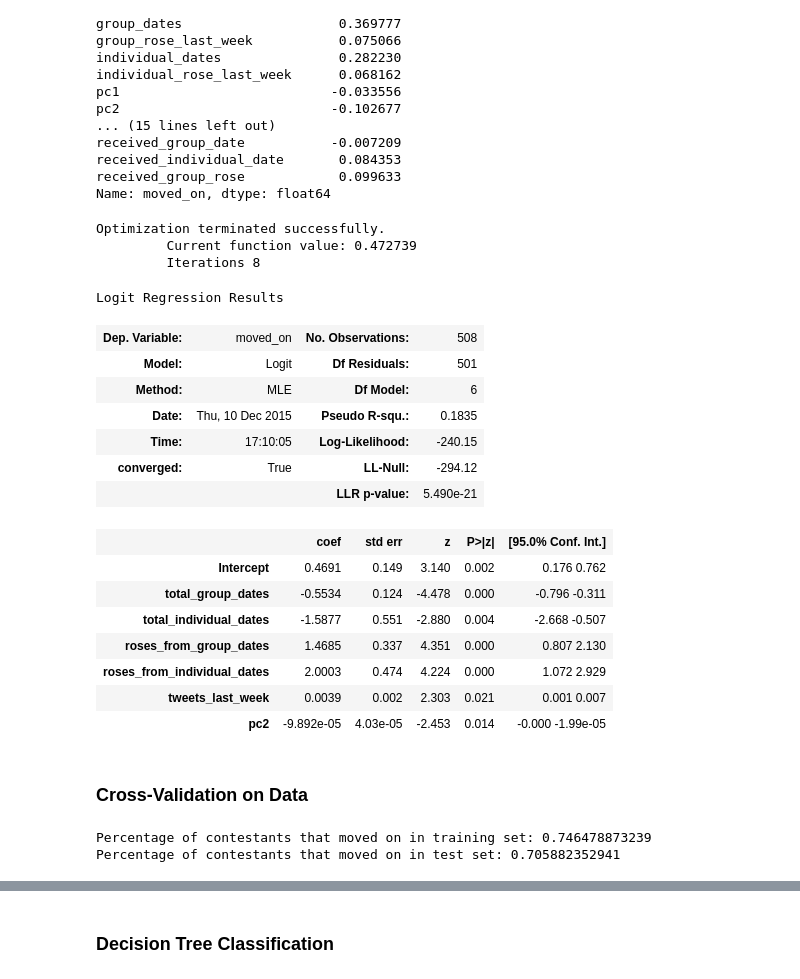
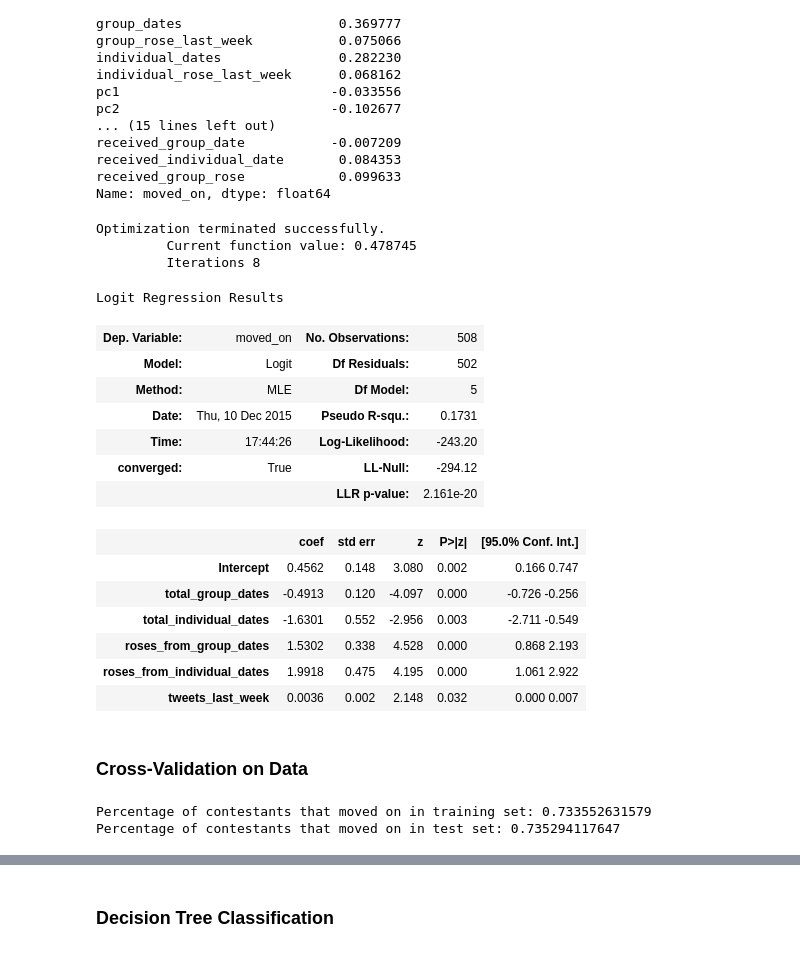
Before and after one commit to dcusworth/WAR_of_the_Roses, a Jupyter notebook: Stats2.ipynb, the cells around one changed output, grey strips where cells are left out. Drawn from its saved outputs; the diff is of its cells as text; code cells hidden in the pictures.

```diff
--- a/Stats2.ipynb
+++ b/Stats2.ipynb
@@ -533,52 +531,51 @@ pred_col = [
             'total_group_dates',
             'total_individual_dates',
             'roses_from_group_dates',
             'roses_from_individual_dates',
             'tweets_last_week',
             #'group_rose_last_week',
             #'individual_rose_last_week',
             #'group_date_last_week',
             #'total_tweet_sentiment',
             #'tweet_sentiment_last_week',
             #'week',
             #'pc1',
-            'pc2'
+            #'pc2'
            ]
 
 regression_formula = 'moved_on ~'
 for i, dep in enumerate(pred_col):
     if i > 0:
         regression_formula += '+'
 
     regression_formula += ' '+dep+' '
 
 logit_model = logit(regression_formula, weekly_dftouse).fit()
 logit_model.summary()
 # %% [output]
 Optimization terminated successfully.
-         Current function value: 0.472739
+         Current function value: 0.478745
          Iterations 8
 Logit Regression Results
 | Dep. Variable: | moved_on | No. Observations: | 508 |
-| Model: | Logit | Df Residuals: | 501 |
-| Method: | MLE | Df Model: | 6 |
-| Date: | Thu, 10 Dec 2015 | Pseudo R-squ.: | 0.1835 |
-| Time: | 17:10:05 | Log-Likelihood: | -240.15 |
+| Model: | Logit | Df Residuals: | 502 |
+| Method: | MLE | Df Model: | 5 |
+| Date: | Thu, 10 Dec 2015 | Pseudo R-squ.: | 0.1731 |
+| Time: | 17:44:26 | Log-Likelihood: | -243.20 |
 | converged: | True | LL-Null: | -294.12 |
-|  |  | LLR p-value: | 5.490e-21 |
+|  |  | LLR p-value: | 2.161e-20 |
 |  | coef | std err | z | P>|z| | [95.0% Conf. Int.] |
-| Intercept | 0.4691 | 0.149 | 3.140 | 0.002 | 0.176 0.762 |
-| total_group_dates | -0.5534 | 0.124 | -4.478 | 0.000 | -0.796 -0.311 |
-| total_individual_dates | -1.5877 | 0.551 | -2.880 | 0.004 | -2.668 -0.507 |
-| roses_from_group_dates | 1.4685 | 0.337 | 4.351 | 0.000 | 0.807 2.130 |
-| roses_from_individual_dates | 2.0003 | 0.474 | 4.224 | 0.000 | 1.072 2.929 |
-| tweets_last_week | 0.0039 | 0.002 | 2.303 | 0.021 | 0.001 0.007 |
-| pc2 | -9.892e-05 | 4.03e-05 | -2.453 | 0.014 | -0.000 -1.99e-05 |
+| Intercept | 0.4562 | 0.148 | 3.080 | 0.002 | 0.166 0.747 |
+| total_group_dates | -0.4913 | 0.120 | -4.097 | 0.000 | -0.726 -0.256 |
+| total_individual_dates | -1.6301 | 0.552 | -2.956 | 0.003 | -2.711 -0.549 |
+| roses_from_group_dates | 1.5302 | 0.338 | 4.528 | 0.000 | 0.868 2.193 |
+| roses_from_individual_dates | 1.9918 | 0.475 | 4.195 | 0.000 | 1.061 2.922 |
+| tweets_last_week | 0.0036 | 0.002 | 2.148 | 0.032 | 0.000 0.007 |
 # %% [markdown]
 ### Cross-Validation on Data
 # %%
 #Make training/test masks
-itrain, itest = train_test_split(xrange(weekly_dftouse.shape[0]), train_size=0.7)
+itrain, itest = train_test_split(xrange(weekly_dftouse.shape[0]), train_size=0.6)
 mask=np.ones(weekly_dftouse.shape[0], dtype='int')
 mask[itrain]=1
 mask[itest]=0
@@ -588,7 +585,7 @@ mask = (mask==1)
 print "Percentage of contestants that moved on in training set:", np.mean(weekly_dftouse.moved_on[mask])
 print "Percentage of contestants that moved on in test set:", np.mean(weekly_dftouse.moved_on[~mask])
 # %% [output]
-Percentage of contestants that moved on in training set: 0.746478873239
-Percentage of contestants that moved on in test set: 0.705882352941
+Percentage of contestants that moved on in training set: 0.733552631579
+Percentage of contestants that moved on in test set: 0.735294117647
 # %%
 #Find the best logistic classifier - report accuracy
```
Also changed, not shown: parts of 11 cells of this notebook, 2 other files.
